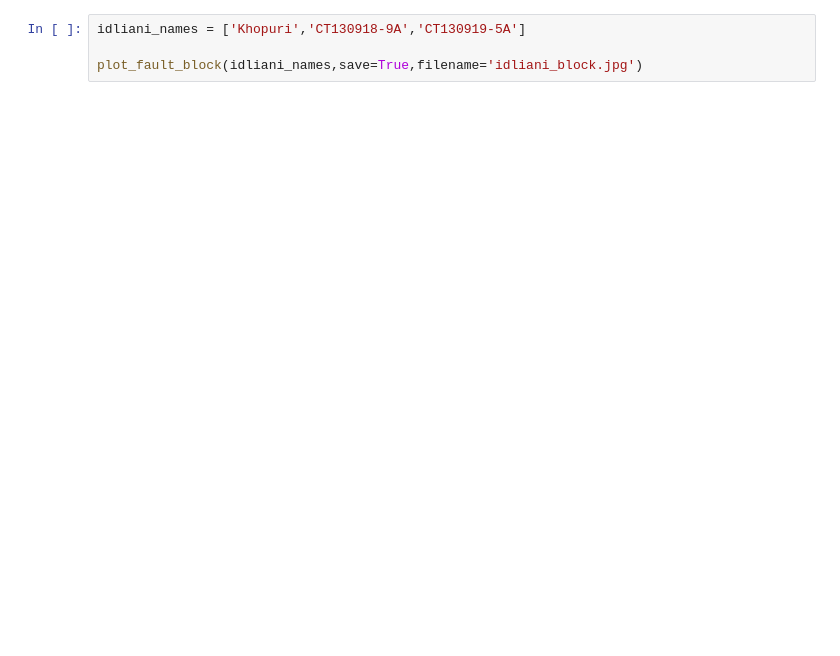
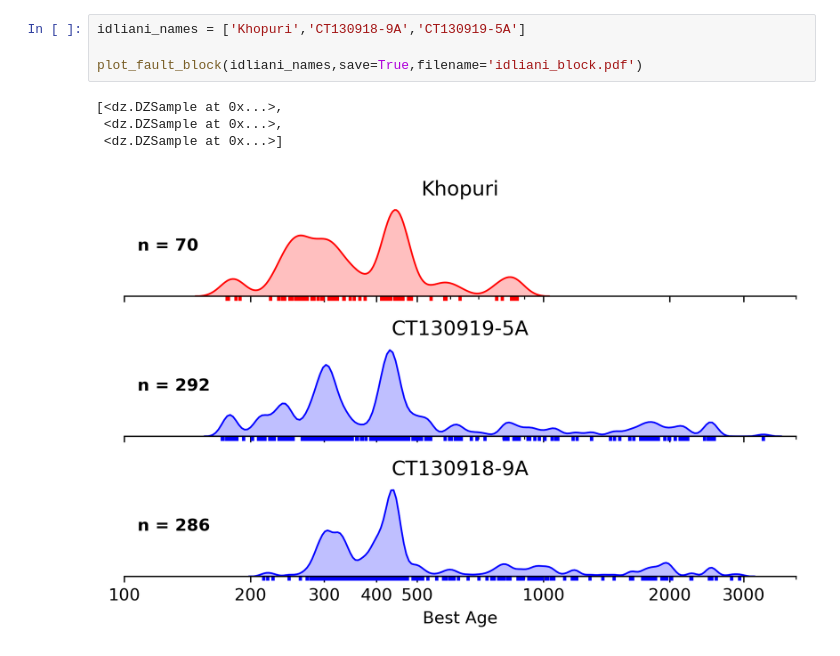
Before and after one commit to dyvasey/dz-caucasus, a Jupyter notebook: plot_fault_blocks.ipynb, the cells around one changed output. Drawn from its saved outputs; the diff is of its cells as text; blank space fills up the shorter version.

```diff
--- a/plot_fault_blocks.ipynb
+++ b/plot_fault_blocks.ipynb
@@ -53,7 +58,12 @@ dizi_samples = plot_fault_block(dizi_names,save=True,filename='dizi_block.jpg')
 # %%
 idliani_names = ['Khopuri','CT130918-9A','CT130919-5A']
 
-plot_fault_block(idliani_names,save=True,filename='idliani_block.jpg')
+plot_fault_block(idliani_names,save=True,filename='idliani_block.pdf')
+# %% [output]
+[<dz.DZSample at 0x...>,
+ <dz.DZSample at 0x...>,
+ <dz.DZSample at 0x...>]
+[figure, added]
 # %%
 jvari_names = ['SW-GC','WGC-3','CT130919-8A']
 
```
Also changed, not shown: parts of 3 cells of this notebook, 1 other file.
